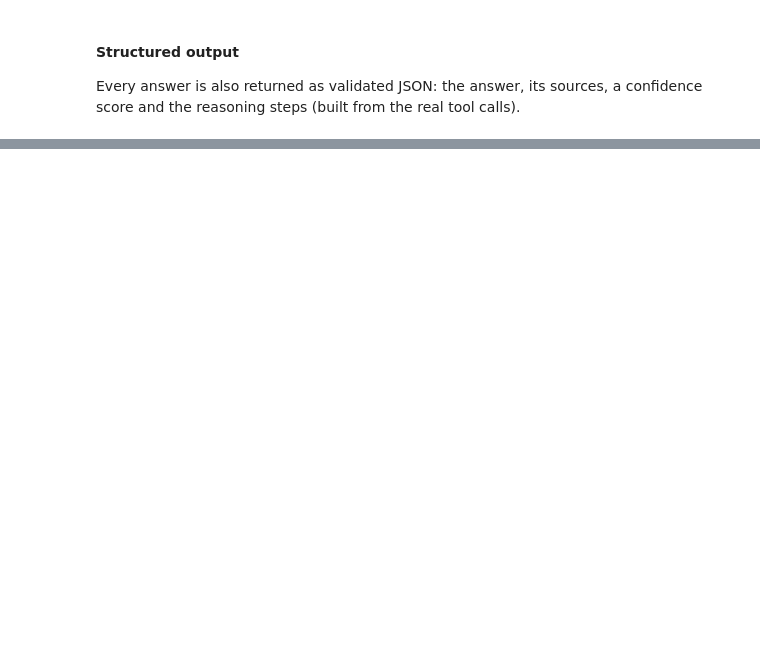
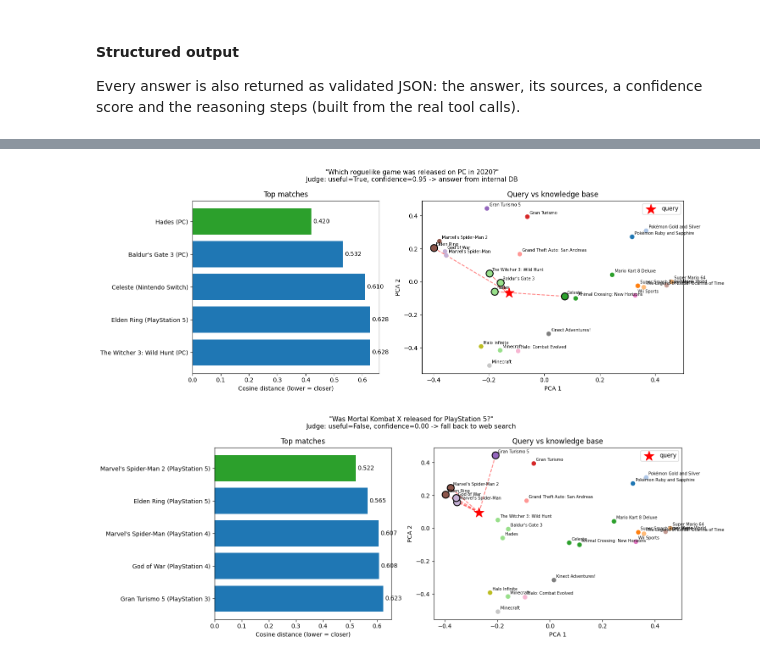
Before and after one commit to ru14/UdaPlay-Intelligent-Analytics-Platform, a Jupyter notebook: project/starter/Udaplay_02_starter_project.ipynb, the cells around one changed output, grey strips where cells are left out. Cells and saved outputs as stored; diff of their text form; code cells hidden in the pictures; blank space fills up the shorter version.

```diff
--- a/project/starter/Udaplay_02_starter_project.ipynb
+++ b/project/starter/Udaplay_02_starter_project.ipynb
@@ -431,0 +477,32 @@ for i, q in enumerate([
+# %%
+def retrieval_dashboard(question: str, k: int = 5):
+    res = collection.query(query_texts=[question], n_results=k, include=["metadatas", "distances", "embeddings"])
+    metas, dists = res["metadatas"][0], res["distances"][0]
+    names = [f"{m['Name']} ({m['Platform']})" for m in metas]
+    verdict = evaluate_retrieval(question, [
+        {"Platform": m["Platform"], "Name": m["Name"], "YearOfRelease": m["YearOfRelease"],
+         "Description": m["Description"], "distance": round(d, 3)} for m, d in zip(metas, dists)
+    ])
+    query_xy = pca.transform(np.array(res["query_embeddings"]) if res.get("query_embeddings") is not None
+                             else np.array(embedding_fn([question])))[0]
+
+    fig, (ax1, ax2) = plt.subplots(1, 2, figsize=(15, 5.5), gridspec_kw={"width_ratios": [1, 1.4]})
+    bars = ax1.barh(names[::-1], dists[::-1], color=["tab:green" if d == min(dists) else "tab:blue" for d in dists[::-1]])
+    ax1.bar_label(bars, fmt="%.3f", padding=3)
+    ax1.set_xlabel("Cosine distance (lower = closer)")
+    ax1.set_title("Top matches")
+    draw_map(ax2, highlight={m["Name"] for m in metas}, query_xy=query_xy)
+    ax2.set_title("Query vs knowledge base")
+
+    action = "answer from internal DB" if verdict["useful"] else "fall back to web search"
+    fig.suptitle(f'"{question}"\nJudge: useful={verdict["useful"]}, confidence={verdict["confidence"]:.2f} -> {action}',
+                 fontsize=11)
+    plt.tight_layout()
+    plt.show()
+
+
+retrieval_dashboard("Which roguelike game was released on PC in 2020?")
+retrieval_dashboard("Was Mortal Kombat X released for PlayStation 5?")
+# %% [output]
+[figure, added]
+[figure, added]
```
Also changed, not shown: parts of 6 cells of this notebook, 3 other files.
